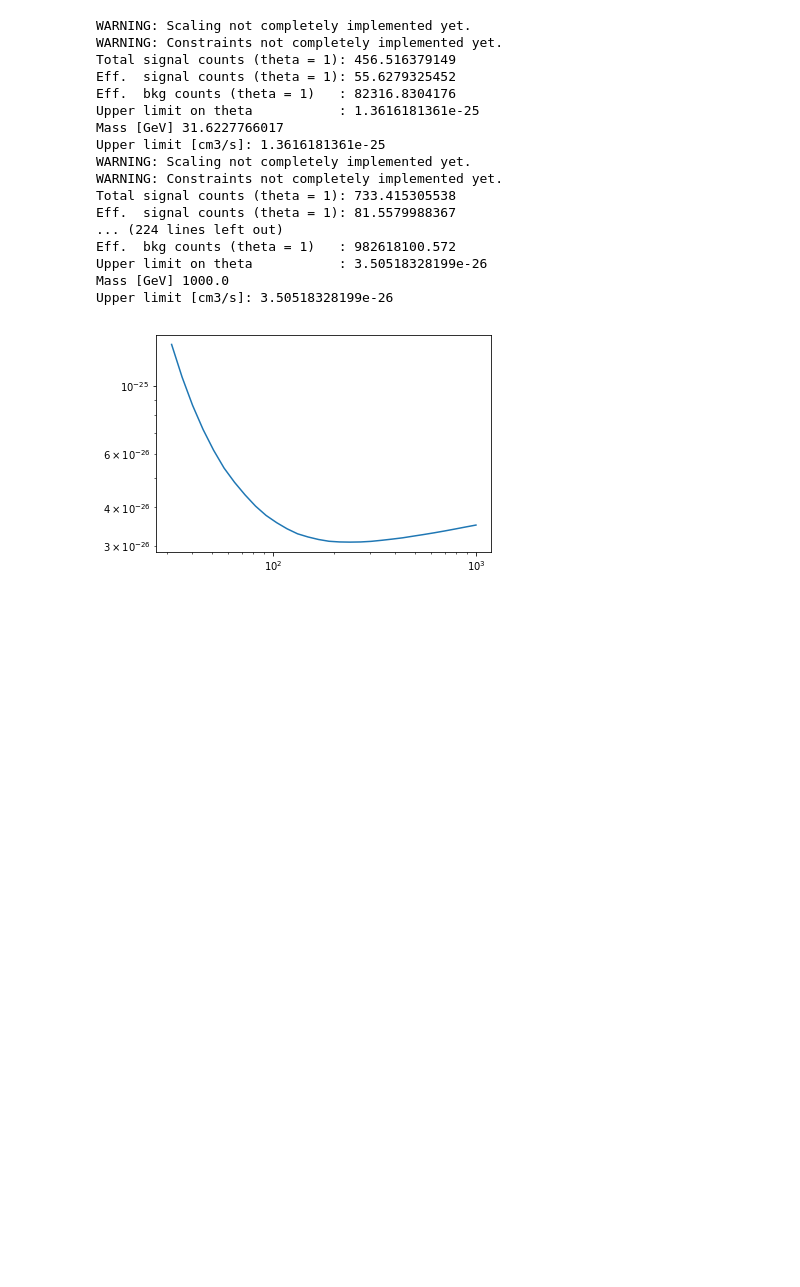
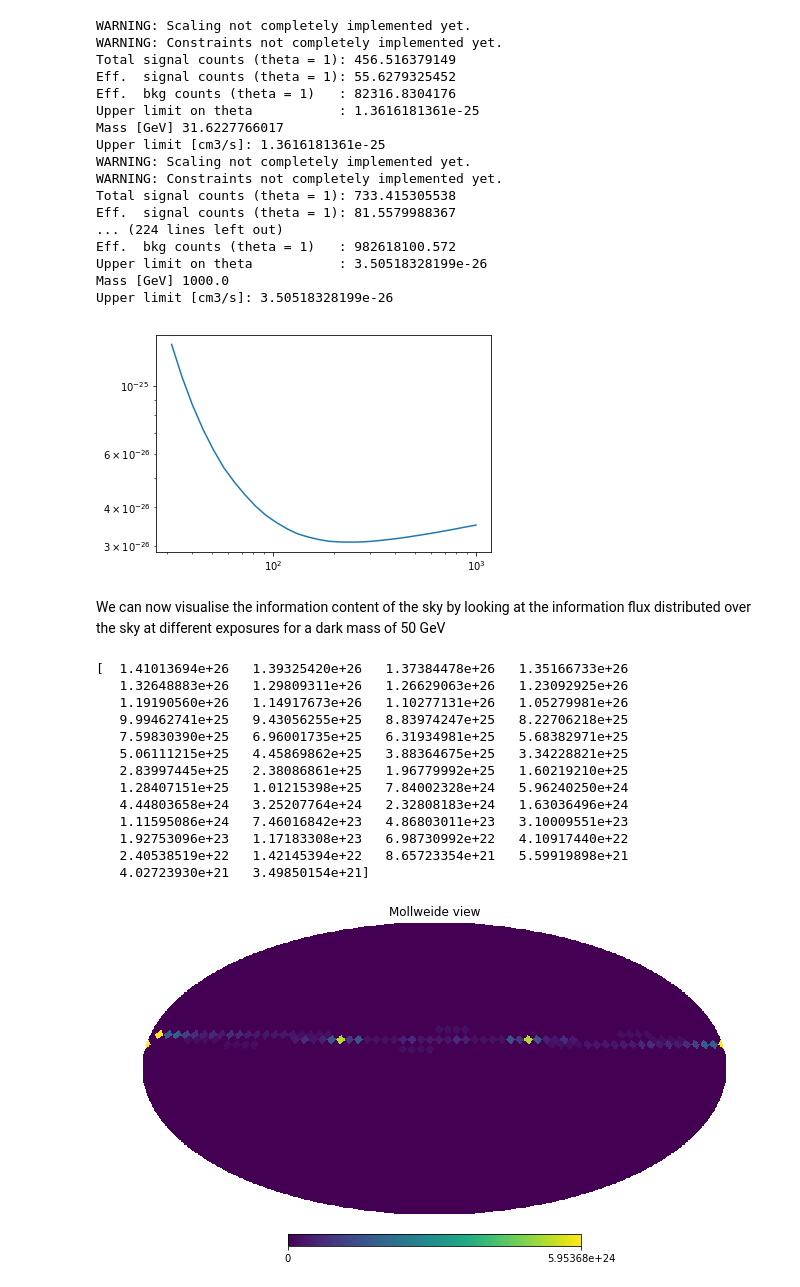
Before and after one commit to kreczko/swordfish, a Jupyter notebook: Examples/CTA.ipynb, the cells around one changed output. Cells and saved outputs as stored; diff of their text form; code cells hidden in the pictures; blank space fills up the shorter version.

```diff
--- a/Examples/CTA.ipynb
+++ b/Examples/CTA.ipynb
@@ -55,8 +55,8 @@ def get_los():
 
 def get_Jmap():
     Interp_sig = get_los()
-    #sig = harp.HARPix(dims=dims).add_singularity((0,0), 1, 20, n = 10)
-    Jmap = harp.HARPix().add_disc((0,0), 5, 32)
+    Jmap = harp.HARPix().add_singularity((0,0), 1, 20, n = 10)
+    #Jmap = harp.HARPix().add_disc((0,0), 5, 32)
     Jmap.add_func(lambda d: Interp_sig(d), mode = 'dist', center=(0,0))
     return Jmap
 # %% [markdown]
@@ -191,3 +195,30 @@ Upper limit on theta           : 3.50518328199e-26
 Mass [GeV] 1000.0
 Upper limit [cm3/s]: 3.50518328199e-26
 [figure]
+# %% [markdown]
+We can now visualise the information content of the sky by looking at the information flux distributed over the sky at different exposures for a dark mass of 50 GeV
+# %%
+mDM = 50 # GeV
+
+#Skymap = CTA(mDM, syst_flag = True, Skymap=True)
+#m = Skymap.get_healpix(256)
+#hp.mollview(np.log10(m), nest =True)
+J = get_Jmap()
+Jnew = J.get_healpix(16)
+hp.mollview(Jnew)
+plt.show()
+# %% [output]
+[  1.41013694e+26   1.39325420e+26   1.37384478e+26   1.35166733e+26
+   1.32648883e+26   1.29809311e+26   1.26629063e+26   1.23092925e+26
+   1.19190560e+26   1.14917673e+26   1.10277131e+26   1.05279981e+26
+   9.99462741e+25   9.43056255e+25   8.83974247e+25   8.22706218e+25
+   7.59830390e+25   6.96001735e+25   6.31934981e+25   5.68382971e+25
+   5.06111215e+25   4.45869862e+25   3.88364675e+25   3.34228821e+25
+   2.83997445e+25   2.38086861e+25   1.96779992e+25   1.60219210e+25
+   1.28407151e+25   1.01215398e+25   7.84002328e+24   5.96240250e+24
+   4.44803658e+24   3.25207764e+24   2.32808183e+24   1.63036496e+24
+   1.11595086e+24   7.46016842e+23   4.86803011e+23   3.10009551e+23
+   1.92753096e+23   1.17183308e+23   6.98730992e+22   4.10917440e+22
+   2.40538519e+22   1.42145394e+22   8.65723354e+21   5.59919898e+21
+   4.02723930e+21   3.49850154e+21]
+[figure, added]
```
Also changed, not shown: parts of 1 cell of this notebook, 13 other files.
